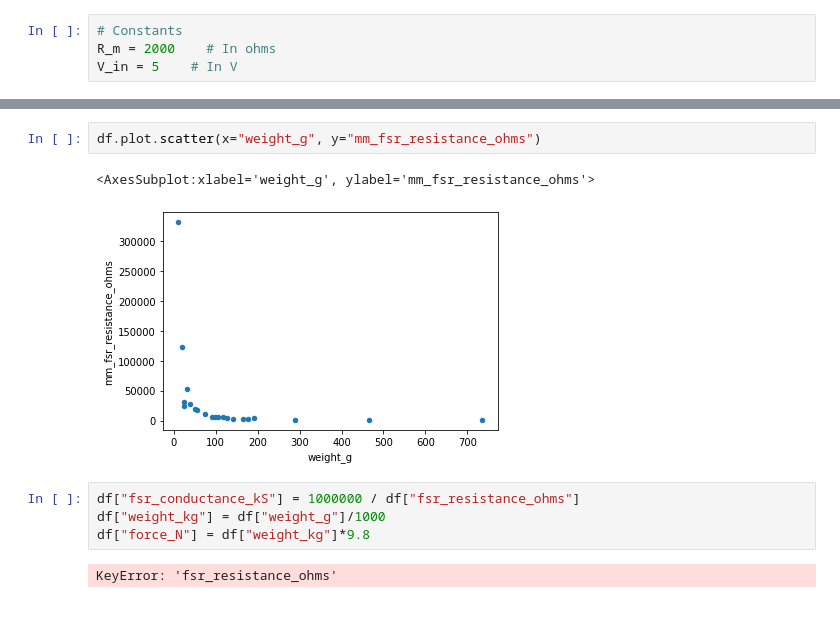
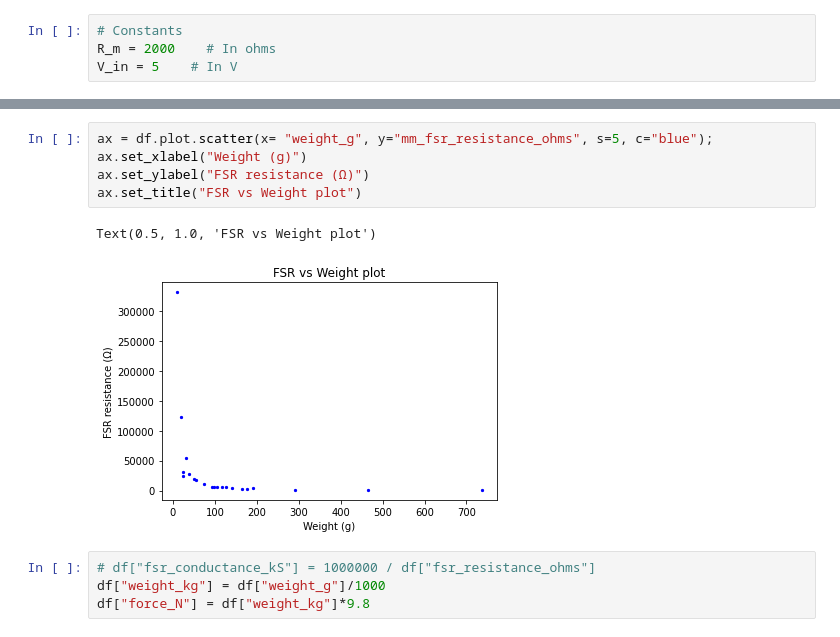
Before and after one commit to Srihari293/Laparoscopy_summer_research_project, a Jupyter notebook: Force sensitive resistor/data_collection_and_analysis/data_manipulation.ipynb, the cells around one changed output, grey strips where cells are left out. Drawn from its saved outputs; the diff is of its cells as text.

```diff
--- a/Force sensitive resistor/data_collection_and_analysis/data_manipulation.ipynb
+++ b/Force sensitive resistor/data_collection_and_analysis/data_manipulation.ipynb
@@ -43,13 +46,14 @@ df.head(500)
-# %%
-df.plot.scatter(x="weight_g", y="mm_fsr_resistance_ohms")
-# %% [output]
-<AxesSubplot:xlabel='weight_g', ylabel='mm_fsr_resistance_ohms'>
-[figure, removed]
+# %%
+ax = df.plot.scatter(x= "weight_g", y="mm_fsr_resistance_ohms", s=5, c="blue");
+ax.set_xlabel("Weight (g)")
+ax.set_ylabel("FSR resistance (Ω)")
+ax.set_title("FSR vs Weight plot")
+# %% [output]
+Text(0.5, 1.0, 'FSR vs Weight plot')
+[figure, added]
 # %%
-df["fsr_conductance_kS"] = 1000000 / df["fsr_resistance_ohms"]
+# df["fsr_conductance_kS"] = 1000000 / df["fsr_resistance_ohms"]
 df["weight_kg"] = df["weight_g"]/1000
 df["force_N"] = df["weight_kg"]*9.8
-# %% [output]
-KeyError: 'fsr_resistance_ohms'
 # %%
 df.head(500)
```
Also changed, not shown: parts of 14 cells of this notebook, 5 other files.
